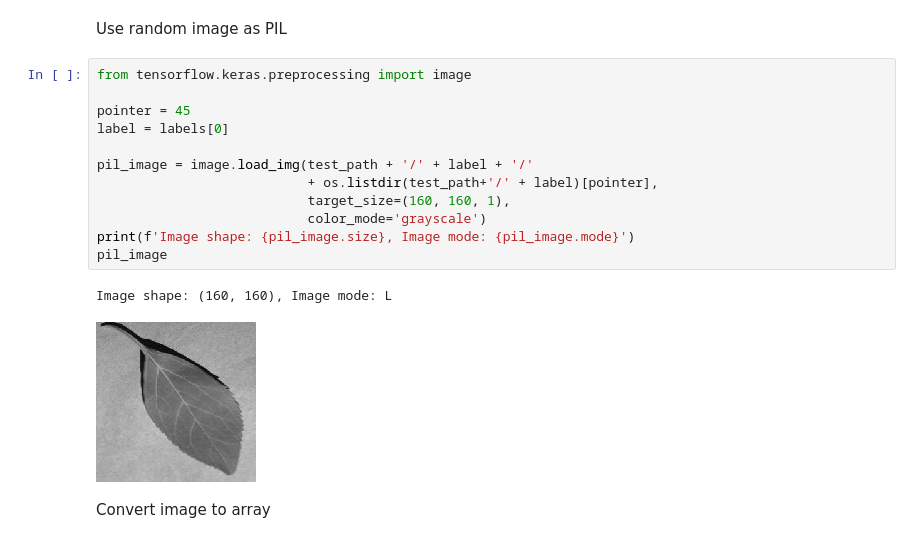
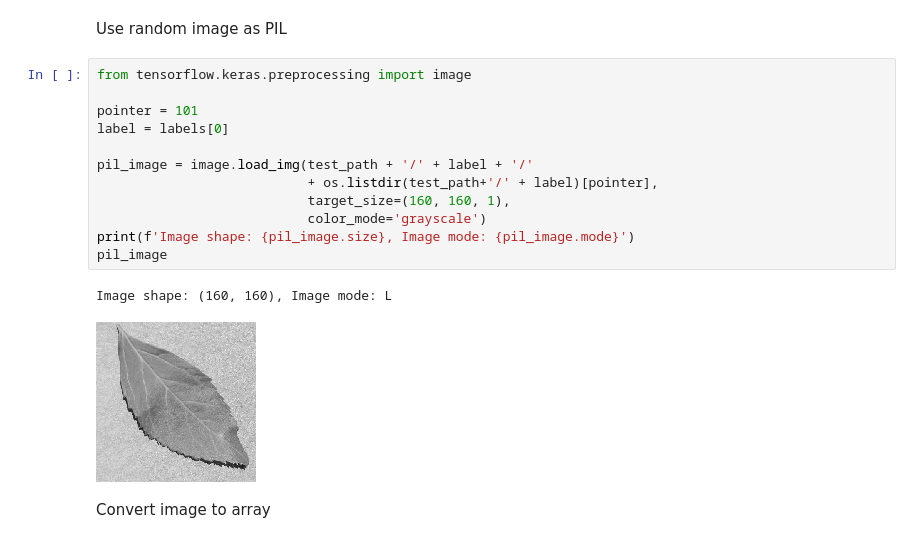
Before and after one commit to HughKeenan/CherryPicker, a Jupyter notebook: jupyter_notebooks/Modelling_And_Evaluating_Grayscale.ipynb, the cells around one changed output. Cells and saved outputs as stored; diff of their text form.

```diff
--- a/jupyter_notebooks/Modelling_And_Evaluating_Grayscale.ipynb
+++ b/jupyter_notebooks/Modelling_And_Evaluating_Grayscale.ipynb
@@ -443,18 +443,18 @@ Use random image as PIL
 # %%
 from tensorflow.keras.preprocessing import image
 
-pointer = 45
+pointer = 101
 label = labels[0]
 
 pil_image = image.load_img(test_path + '/' + label + '/'
                            + os.listdir(test_path+'/' + label)[pointer],
                            target_size=(160, 160, 1),
                            color_mode='grayscale')
 print(f'Image shape: {pil_image.size}, Image mode: {pil_image.mode}')
 pil_image
 # %% [output]
 Image shape: (160, 160), Image mode: L
-[figure, old version]
+[figure, new version]
 # %% [markdown]
 Convert image to array
 # %%
```
Also changed, not shown: parts of 1 cell of this notebook, 7 other files.
